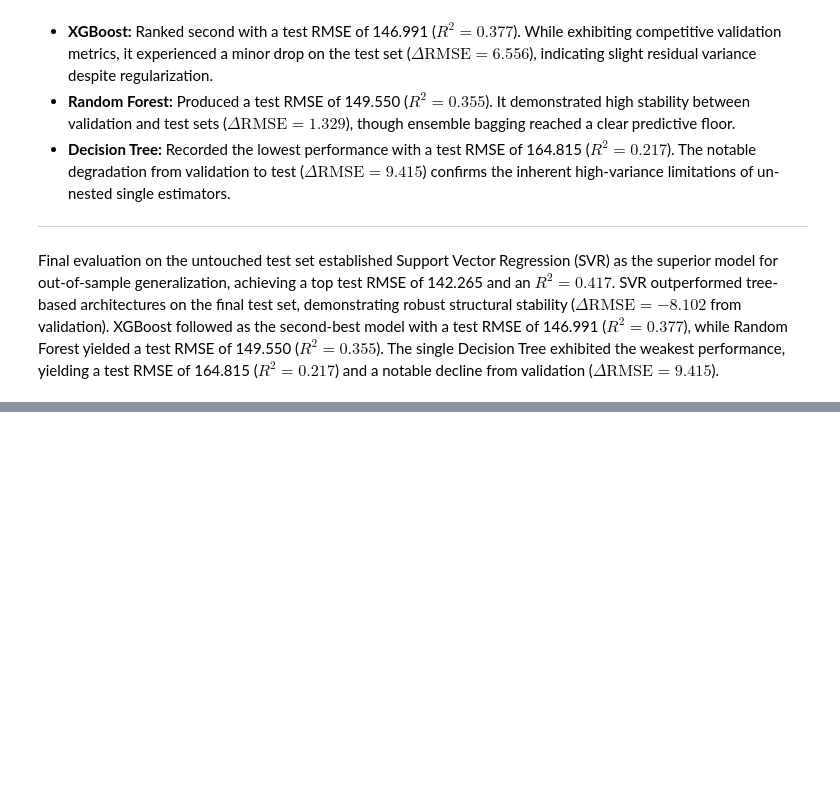
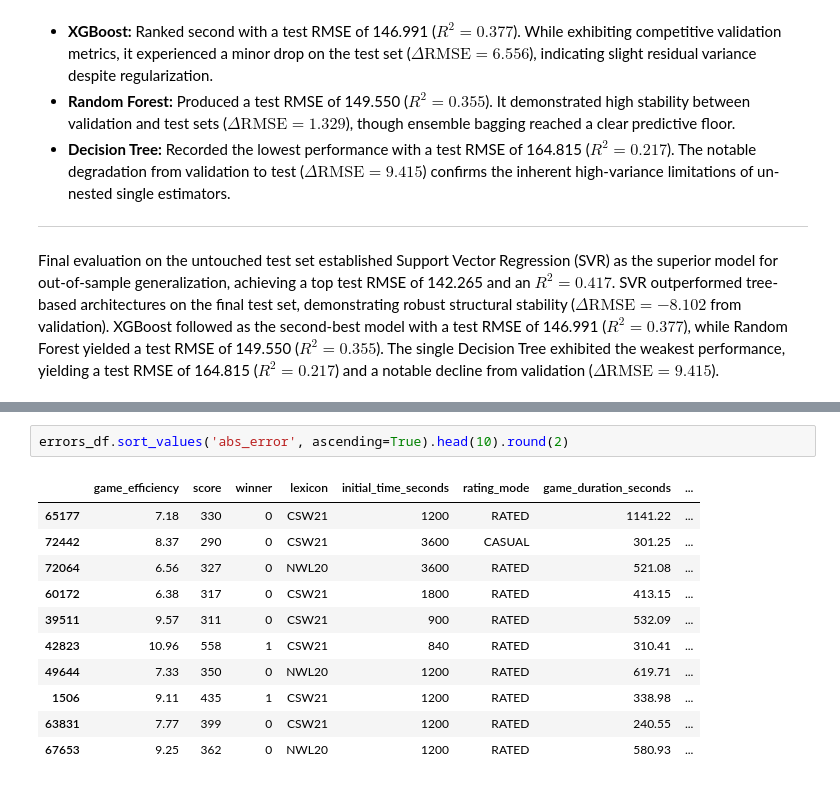
Before and after one commit to eranK12329/Scrabble, a Jupyter notebook: scrabble_project.ipynb, the cells around one changed output, grey strips where cells are left out. Drawn from its saved outputs; the diff is of its cells as text; blank space fills up the shorter version.

```diff
--- a/scrabble_project.ipynb
+++ b/scrabble_project.ipynb
@@ -1189,0 +1263,14 @@ Final evaluation on the untouched test set established Support Vector Regression
+# %%
+errors_df.sort_values('abs_error', ascending=True).head(10).round(2)
+# %% [output]
+|  | game_efficiency | score | winner | lexicon | initial_time_seconds | rating_mode | game_duration_seconds | ... |
+| 65177 | 7.18 | 330 | 0 | CSW21 | 1200 | RATED | 1141.22 | ... |
+| 72442 | 8.37 | 290 | 0 | CSW21 | 3600 | CASUAL | 301.25 | ... |
+| 72064 | 6.56 | 327 | 0 | NWL20 | 3600 | RATED | 521.08 | ... |
+| 60172 | 6.38 | 317 | 0 | CSW21 | 1800 | RATED | 413.15 | ... |
+| 39511 | 9.57 | 311 | 0 | CSW21 | 900 | RATED | 532.09 | ... |
+| 42823 | 10.96 | 558 | 1 | CSW21 | 840 | RATED | 310.41 | ... |
+| 49644 | 7.33 | 350 | 0 | NWL20 | 1200 | RATED | 619.71 | ... |
+| 1506 | 9.11 | 435 | 1 | CSW21 | 1200 | RATED | 338.98 | ... |
+| 63831 | 7.77 | 399 | 0 | CSW21 | 1200 | RATED | 240.55 | ... |
+| 67653 | 9.25 | 362 | 0 | NWL20 | 1200 | RATED | 580.93 | ... |
```
Also changed, not shown: parts of 40 cells of this notebook.
